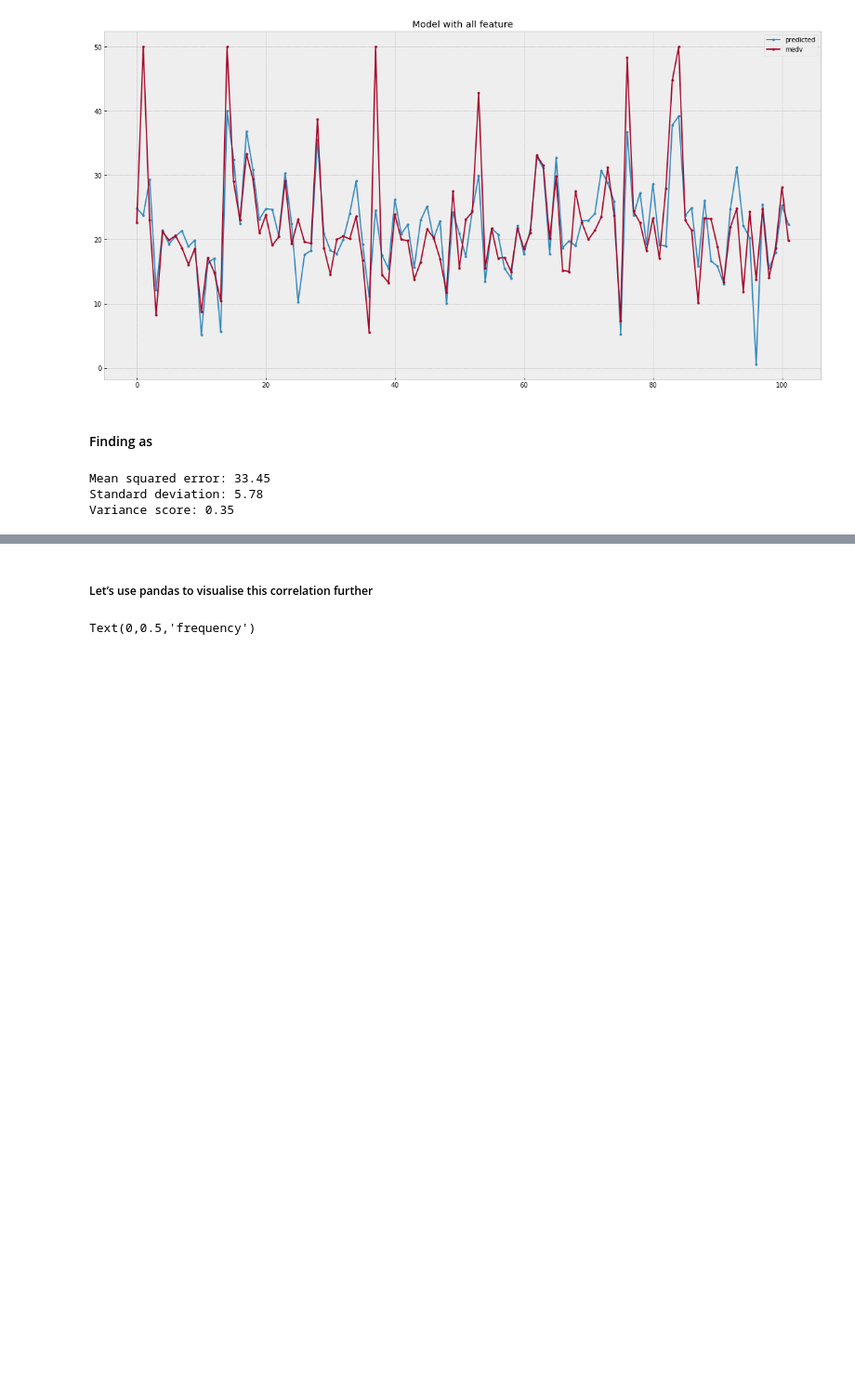
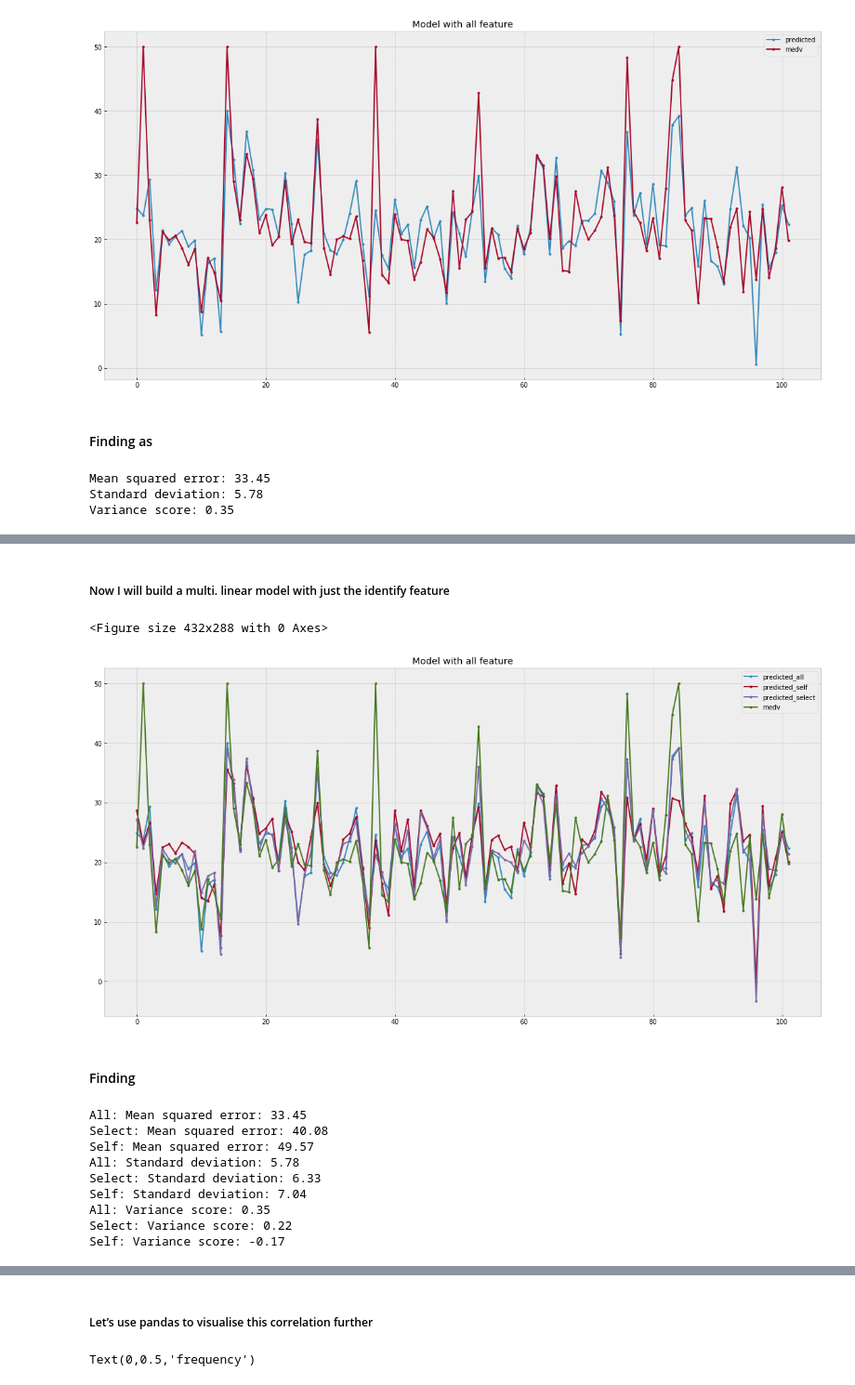
Before and after one commit to gwillig/bosten_housing, a Jupyter notebook: bosten_housing_prices.ipynb, the cells around one changed output, grey strips where cells are left out. Shown at 93% size. Saved outputs shown, nothing was run; the diff lists cells and outputs as text; code cells hidden in the pictures; blank space fills up the shorter version.

```diff
--- a/bosten_housing_prices.ipynb
+++ b/bosten_housing_prices.ipynb
@@ -585,0 +593,79 @@ this could mean that the is some non linear correlation
+# %%
+display(HTML(
+"""
+<h5>Now I will build a multi. linear model with just the identify feature </h5>"""))
+
+mod_self = sm.ols(formula="medv ~ lstat +  ptratio ", data=df_boston)
+res_self = mod_self.fit()
+res_self.summary()
+
+
+
+
+#Evaluate the created model
+y_pred_all = model_all.predict(X_test)
+y_pred_select = res.predict(X_test)
+y_pred_self = res_self.predict(X_test)
+plt.style.use('bmh')
+
+#Explore the data
+fig = plt.figure()
+#===== Model with all features
+df_visu_all = pd.DataFrame(data=y_pred_all,columns=["predicted_all"])
+df_visu_select = pd.DataFrame(data=y_pred_select,columns=["predicted_select"])
+df_visu_self = pd.DataFrame(data=y_pred_self,columns=["predicted_self"])
+df_visu= pd.concat([
+                        df_visu_all,
+                        df_visu_self.reset_index(drop=True),
+                        df_visu_select.reset_index(drop=True),
+                        y_test.reset_index(drop=True)
+                       ],
+                    axis=1, sort=False
+                   )
+
+df_visu.plot.line(figsize=(20,10),title='Model with all feature',
+                            marker=".")
+
+plt.show()
+display(HTML(
+"""
+<h4>Finding  </h4>"""))
+# The coefficients
+print("All: Mean squared error: %.2f"
+      % mean_squared_error(y_pred_all, y_test))
+print("Select: Mean squared error: %.2f"
+      % mean_squared_error(y_pred_select, y_test))
+print("Self: Mean squared error: %.2f"
+      % mean_squared_error(y_pred_self, y_test))
+print("All: Standard deviation: %.2f"
+      % math.sqrt(mean_squared_error(y_pred_all, y_test)))
+# Explained variance score: 1 is perfect prediction
+print("Select: Standard deviation: %.2f"
+      % math.sqrt(mean_squared_error(y_pred_select, y_test)))
+print("Self: Standard deviation: %.2f"
+      % math.sqrt(mean_squared_error(y_pred_self, y_test)))
+print('All: Variance score: %.2f' % r2_score(y_pred_all, y_test))
+# Explained variance score: 1 is perfect prediction
+print('Select: Variance score: %.2f' % r2_score(y_pred_select, y_test))
+print('Self: Variance score: %.2f' % r2_score(y_pred_self, y_test))
+
+display(HTML(
+"""
+<h5>As we can see, even if we use multply linear regression the result is still quite bad, <br>
+this could mean that the is some non linear correlation </h5>"""))
+
+## On
+# %% [output]
+Now I will build a multi. linear model with just the identify feature
+<Figure size 432x288 with 0 Axes>
+[figure, added]
+Finding
+All: Mean squared error: 33.45
+Select: Mean squared error: 40.08
+Self: Mean squared error: 49.57
+All: Standard deviation: 5.78
+Select: Standard deviation: 6.33
+Self: Standard deviation: 7.04
+All: Variance score: 0.35
+Select: Variance score: 0.22
+Self: Variance score: -0.17
```
Also changed, not shown: parts of 7 cells of this notebook.
